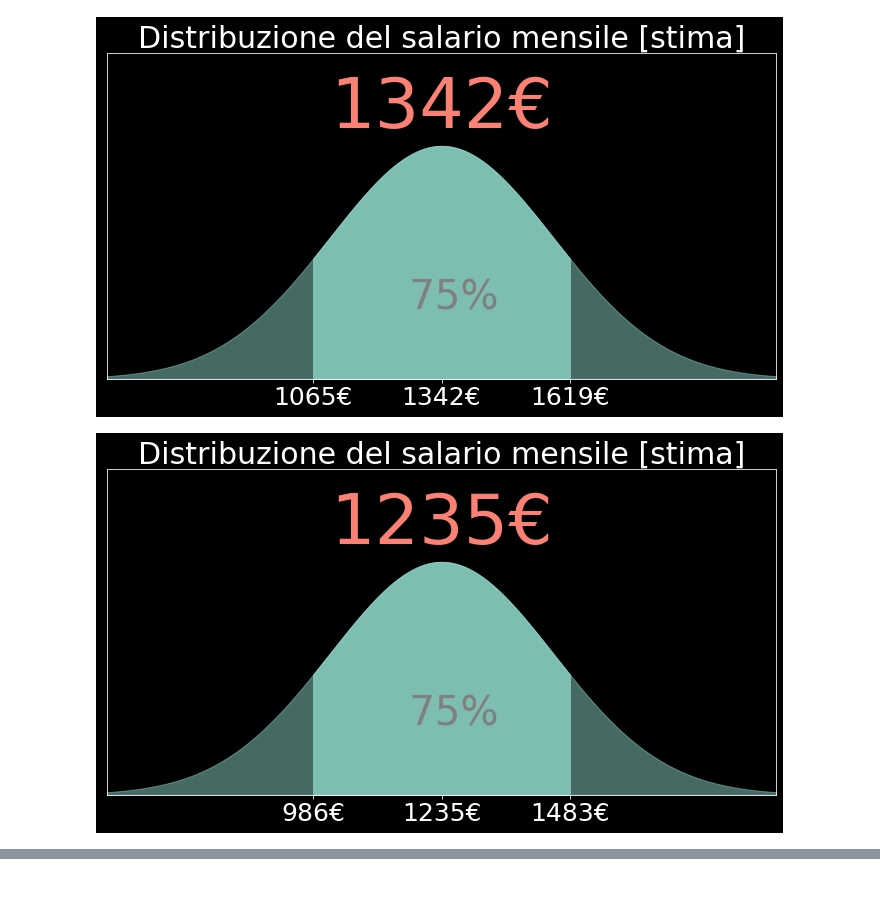
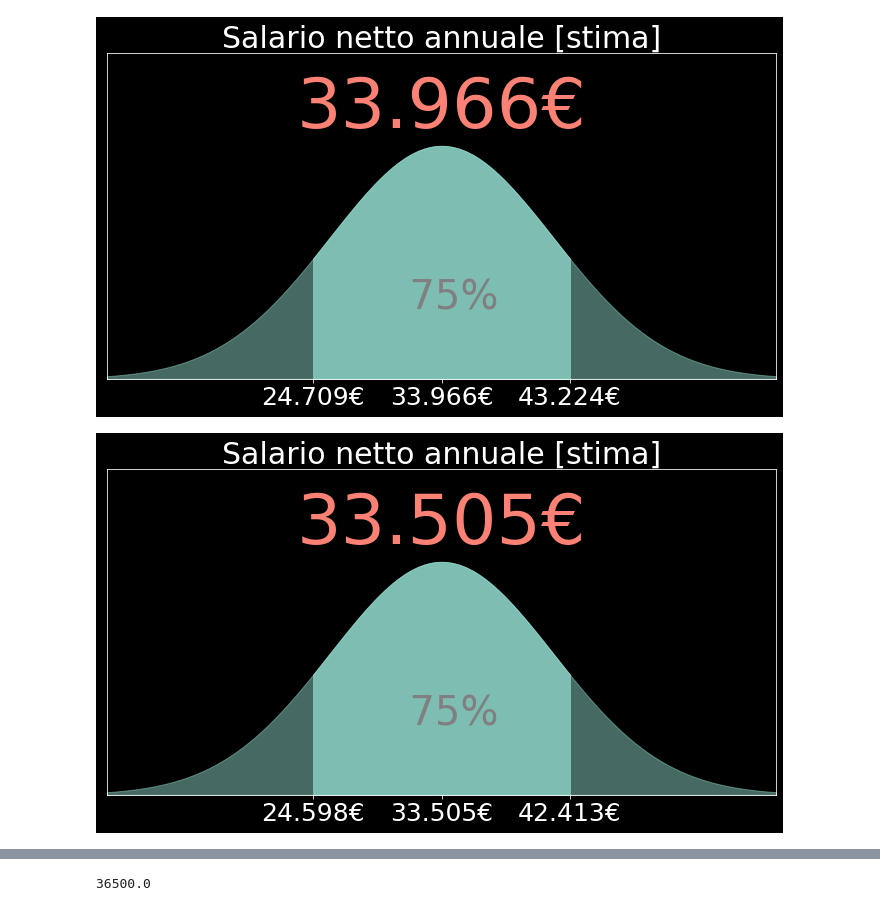
Before and after one commit to davide-burba/salary-prediction, a Jupyter notebook: analysis/visuallize.ipynb, the cells around one changed output, grey strips where cells are left out. Saved outputs shown, nothing was run; the diff lists cells and outputs as text; code cells hidden in the pictures.

```diff
--- a/analysis/visuallize.ipynb
+++ b/analysis/visuallize.ipynb
@@ -63,23 +63,25 @@ output = model.predict_parameters(X)
                  horizontalalignment='center',
                  color = "gray")
         plt.text(mu,density_mu*1.08,
-                 "{}€".format(int((mu * y_unit) / 12)),
+                 "{:,}€".format(int((mu * y_unit))).replace(",","."),
                  size = 70,
                  horizontalalignment='center',
                  color = "C3")
-        plt.xticks(ticks,["{}€".format(int((v * y_unit) / 12)) for v in ticks],size=25)
+        plt.xticks(ticks,["{:,}€".format(int((v * y_unit))).replace(",",".") for v in ticks],size=25)
         plt.yticks([])
         plt.ylim(0,density_mu*1.4)
         plt.xlim(mu - 3*sigma, mu + 3*sigma)
-        plt.title("Distribuzione del salario mensile [stima]",size = 30)
+        plt.title("Salario netto annuale [stima]",size = 30)
         plt.show()
 # %%
 mu_all,sigma_all = output
 
-for idx in np.random.choice(len(X),10):
+for idx in X.index:
     mu = mu_all[idx]
     sigma = sigma_all[idx]
-    show_normal(mu,sigma,.75, model.y_unit)
+
+    if mu > 33:
+        show_normal(mu,sigma,.75, model.y_unit)
 # %% [output]
-[figure, old version]
+[figure, new version]
-[figure, old version]
+[figure, new version]
@@ -93,0 +88,4 @@ for idx in np.random.choice(len(X),10):
+# %%
+np.max(y)
+# %% [output]
+36500.0
```
Also changed, not shown: parts of 1 cell of this notebook.
